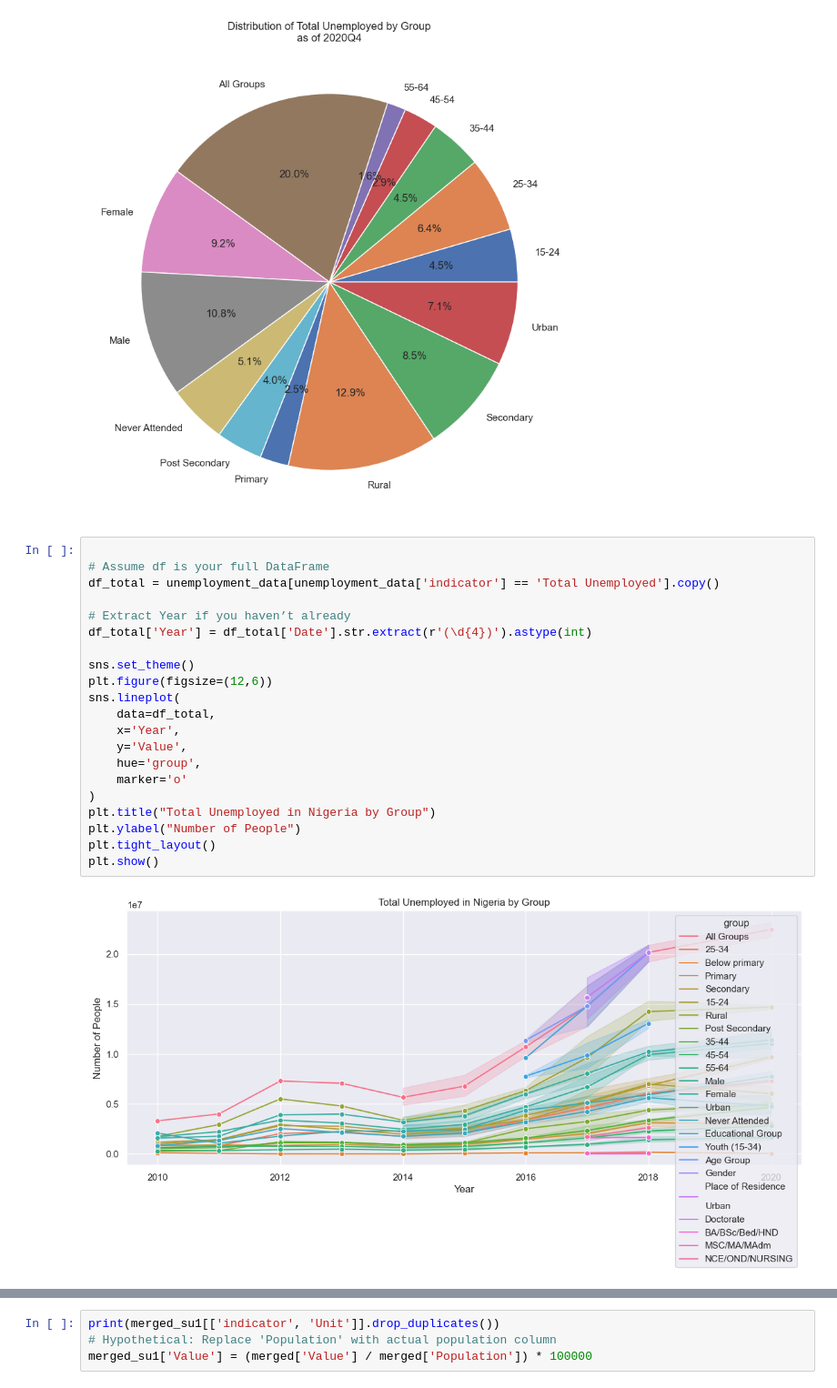
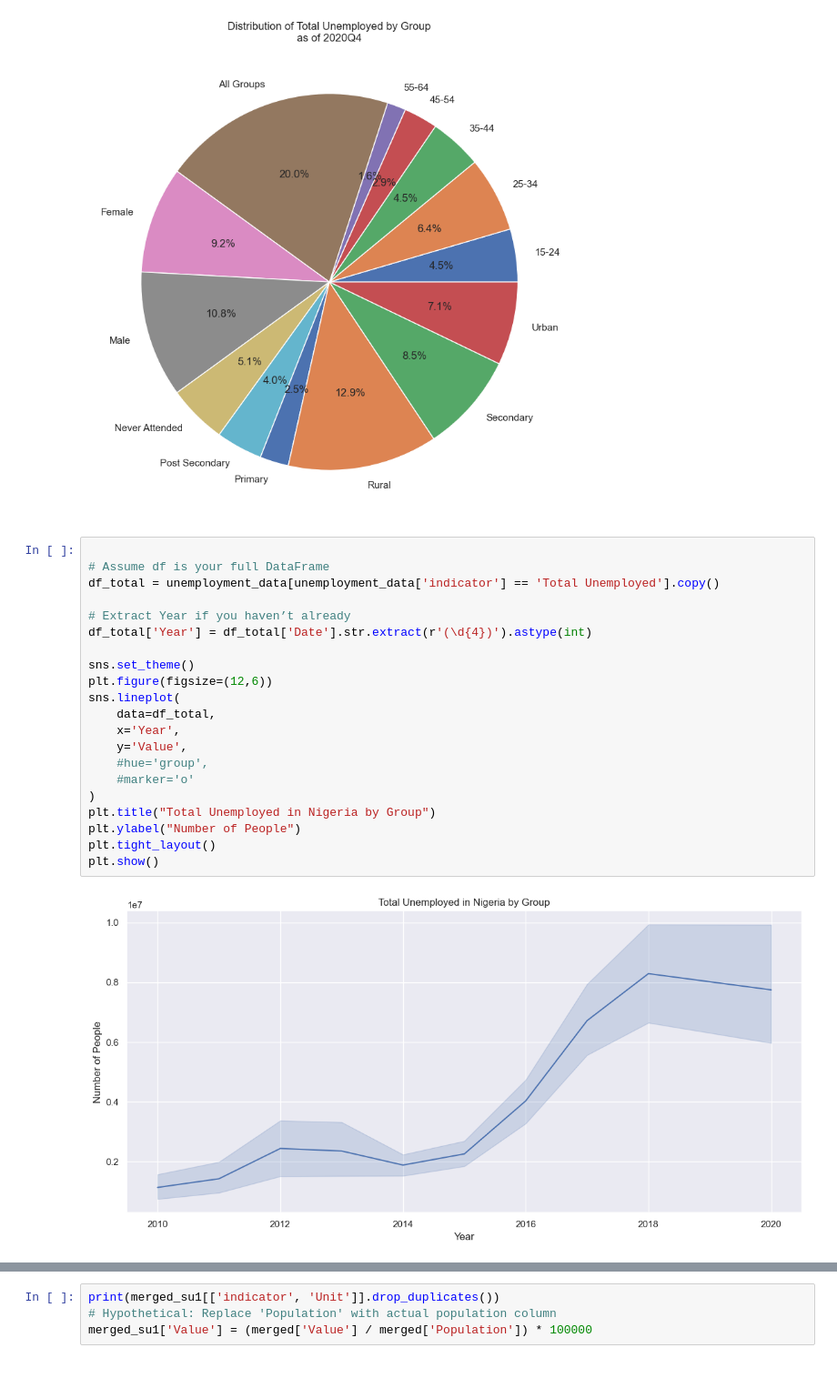
Before and after one commit to telehealthcareai/suicide-nigeria, a Jupyter notebook: DASHBOARD/explore/merged_suicide-unemployment.ipynb, the cells around one changed output, grey strips where cells are left out. Shown: that part at 91% size. Cells and saved outputs as stored; diff of their text form.

```diff
--- a/DASHBOARD/explore/merged_suicide-unemployment.ipynb
+++ b/DASHBOARD/explore/merged_suicide-unemployment.ipynb
@@ -381,23 +392,23 @@ plt.show()
 # %%
 
 # Assume df is your full DataFrame
 df_total = unemployment_data[unemployment_data['indicator'] == 'Total Unemployed'].copy()
 
 # Extract Year if you haven’t already
 df_total['Year'] = df_total['Date'].str.extract(r'(\d{4})').astype(int)
 
 sns.set_theme()
 plt.figure(figsize=(12,6))
 sns.lineplot(
     data=df_total,
     x='Year',
     y='Value',
-    hue='group',
-    marker='o'
+    #hue='group',
+    #marker='o'
 )
 plt.title("Total Unemployed in Nigeria by Group")
 plt.ylabel("Number of People")
 plt.tight_layout()
 plt.show()
 # %% [output]
-[figure, old version]
+[figure, new version]
```
Also changed, not shown: parts of 8 cells of this notebook, 47 other files.
